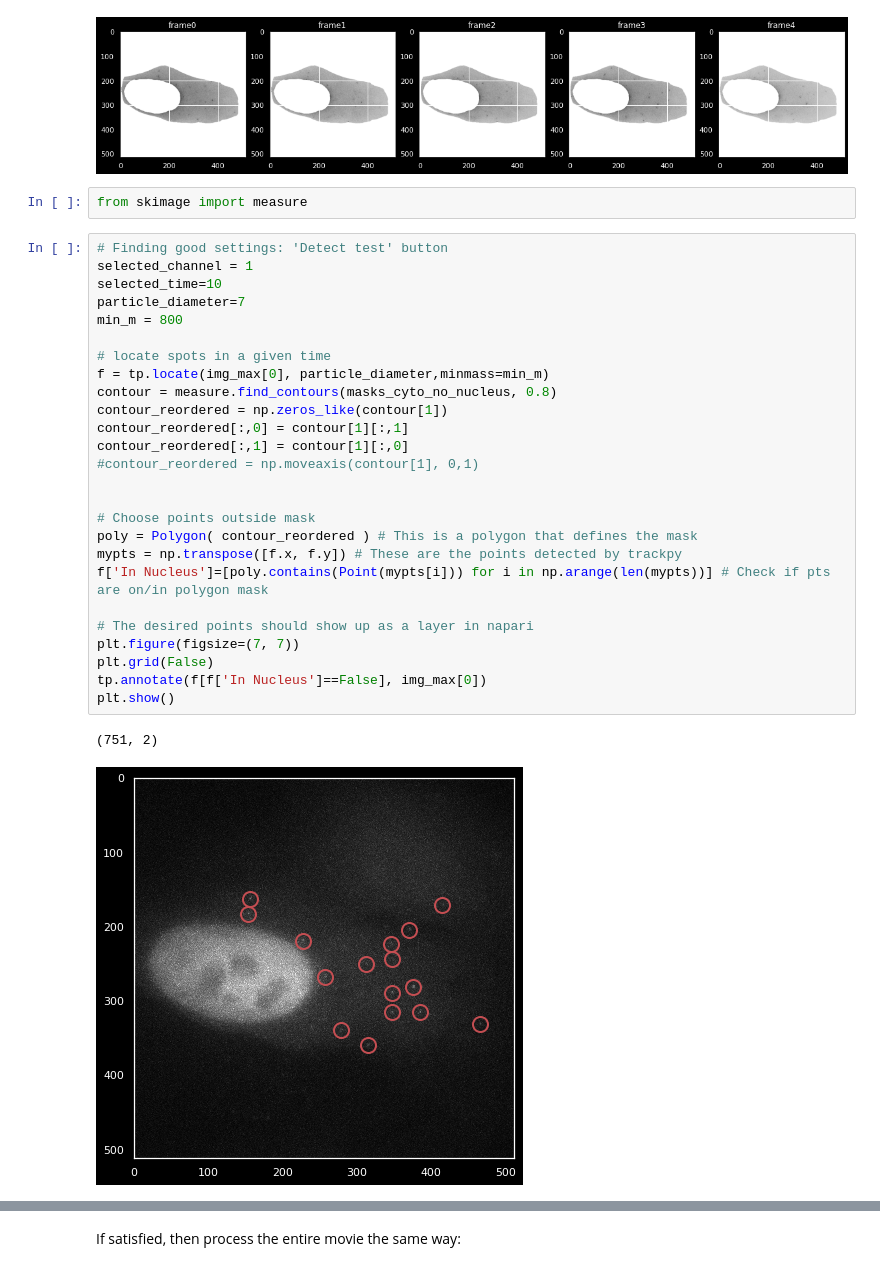
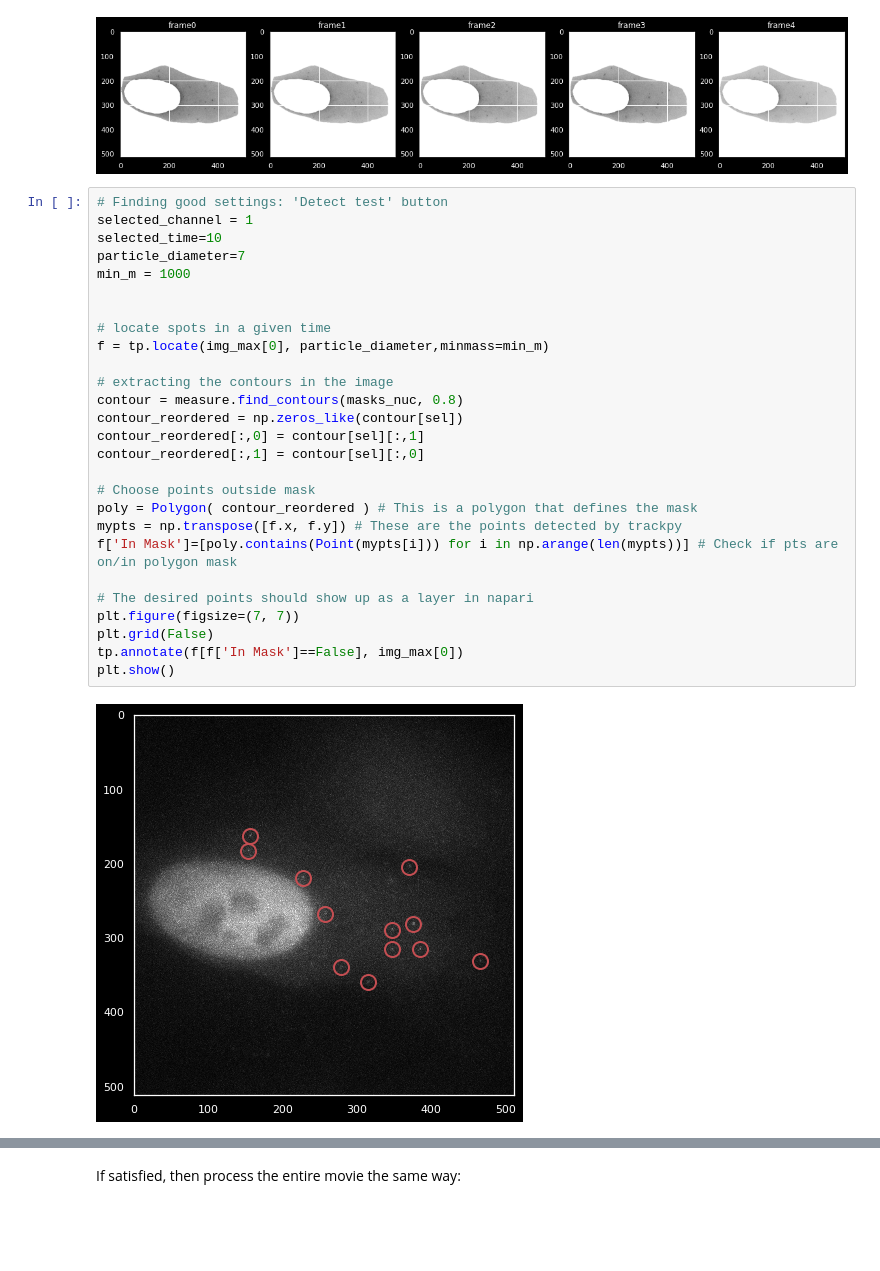
Before and after one commit to Colorado-State-University-Stasevich-Lab/croparray, a Jupyter notebook: notebooks/ToolDevelopment_Harringtonine_Morisaki_Luis.ipynb, the cells around one changed output, grey strips where cells are left out. Drawn from its saved outputs; the diff is of its cells as text; blank space fills up the shorter version.

```diff
--- a/notebooks/ToolDevelopment_Harringtonine_Morisaki_Luis.ipynb
+++ b/notebooks/ToolDevelopment_Harringtonine_Morisaki_Luis.ipynb
@@ -205,34 +207,32 @@ plt.show()
 # %% [output]
 masked image shape (65, 512, 512)
 [figure]
-# %%
-from skimage import measure
 # %%
 # Finding good settings: 'Detect test' button
 selected_channel = 1
 selected_time=10
 particle_diameter=7
-min_m = 800
+min_m = 1000
+
 
 # locate spots in a given time
 f = tp.locate(img_max[0], particle_diameter,minmass=min_m)
-contour = measure.find_contours(masks_cyto_no_nucleus, 0.8)
-contour_reordered = np.zeros_like(contour[1])
-contour_reordered[:,0] = contour[1][:,1]
-contour_reordered[:,1] = contour[1][:,0]
-#contour_reordered = np.moveaxis(contour[1], 0,1)
 
+# extracting the contours in the image
+contour = measure.find_contours(masks_nuc, 0.8)
+contour_reordered = np.zeros_like(contour[sel])
+contour_reordered[:,0] = contour[sel][:,1]
+contour_reordered[:,1] = contour[sel][:,0]
 
 # Choose points outside mask
 poly = Polygon( contour_reordered ) # This is a polygon that defines the mask
 mypts = np.transpose([f.x, f.y]) # These are the points detected by trackpy
-f['In Nucleus']=[poly.contains(Point(mypts[i])) for i in np.arange(len(mypts))] # Check if pts are on/in polygon mask
+f['In Mask']=[poly.contains(Point(mypts[i])) for i in np.arange(len(mypts))] # Check if pts are on/in polygon mask
 
 # The desired points should show up as a layer in napari
 plt.figure(figsize=(7, 7))
 plt.grid(False)
-tp.annotate(f[f['In Nucleus']==False], img_max[0])
+tp.annotate(f[f['In Mask']==False], img_max[0])
 plt.show()
 # %% [output]
-(751, 2)
-[figure, old version]
+[figure, new version]
```
Also changed, not shown: parts of 11 cells of this notebook.
